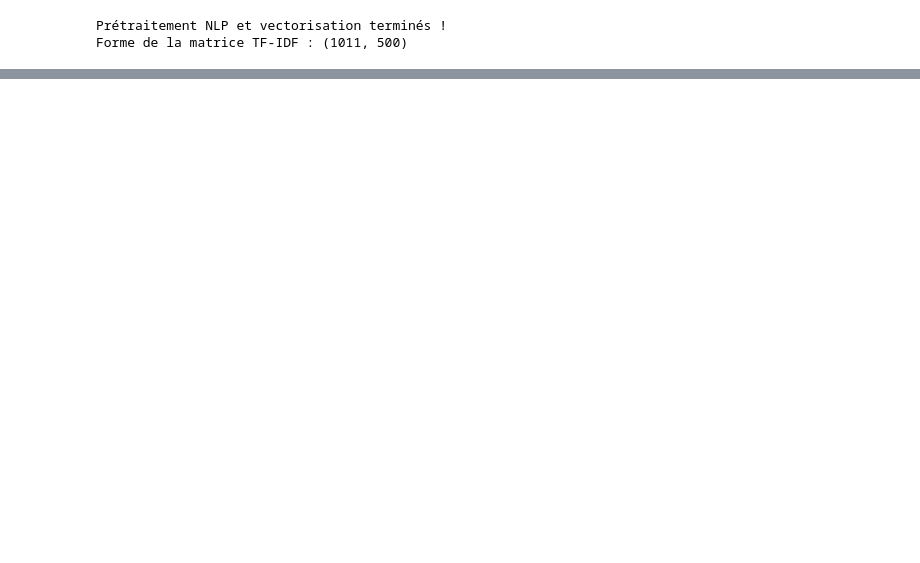
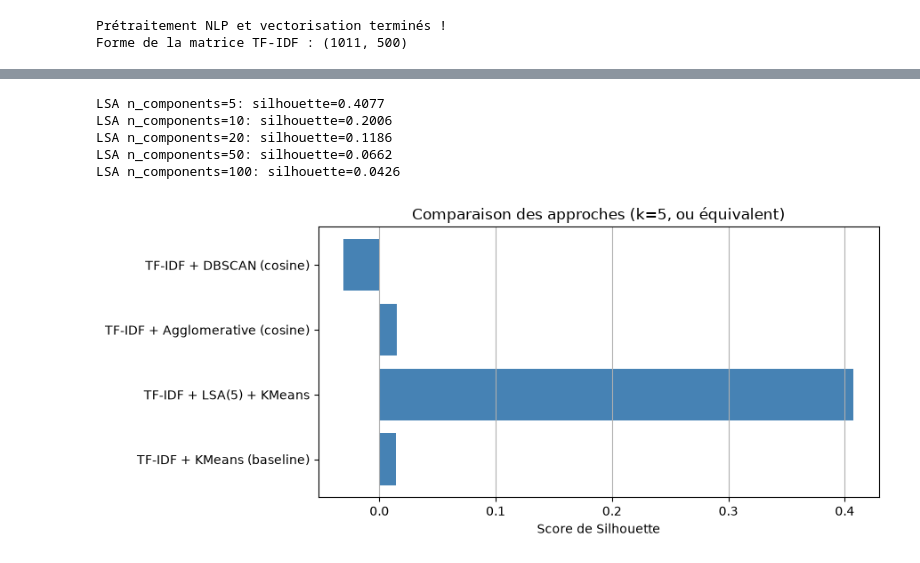
Before and after one commit to LouiSvon/cvrie, a Jupyter notebook: notebooks/unsupervised_learning.ipynb, the cells around one changed output, grey strips where cells are left out. Saved outputs shown, nothing was run; the diff lists cells and outputs as text; code cells hidden in the pictures; blank space fills up the shorter version.

```diff
--- a/notebooks/unsupervised_learning.ipynb
+++ b/notebooks/unsupervised_learning.ipynb
@@ -362,18 +241,0 @@ Cluster 4 : I've been feeling constantly tired and dizzy. My hands feel cold and
-# %%
-# Recherche du K optimal
-scores = []
-k_range = range(2, 9)
-
-for k in k_range:
-    km = KMeans(n_clusters=k, random_state=42)
-    labels = km.fit_predict(X)
-    scores.append(silhouette_score(X, labels))
-
-# Affichage de la courbe des scores
-plt.figure(figsize=(8, 4))
-plt.plot(k_range, scores, 'bo-')
-plt.xlabel("Nombre de clusters (K)")
-plt.ylabel("Score de Silhouette")
-plt.title("Optimisation du nombre de clusters")
-plt.grid(True)
-plt.show()
@@ -433,0 +264,46 @@ On refait ici une recherche du `k` optimal, mais sur une plage plus restreinte (
+# %%
+from sklearn.decomposition import TruncatedSVD
+from sklearn.cluster import AgglomerativeClustering, DBSCAN
+
+comparison = {}
+
+# 1. Baseline : TF-IDF + KMeans (déjà calculé en section 4)
+comparison['TF-IDF + KMeans (baseline)'] = score
+
+# 2. LSA (TruncatedSVD) + KMeans, recherche du nombre de composantes
+lsa_results = []
+for n_comp in [5, 10, 20, 50, 100]:
+    svd = TruncatedSVD(n_components=n_comp, random_state=42)
+    X_lsa = svd.fit_transform(X)
+    km = KMeans(n_clusters=n_clusters, random_state=42)
+    labels = km.fit_predict(X_lsa)
+    lsa_results.append((n_comp, silhouette_score(X_lsa, labels)))
+    print(f"LSA n_components={n_comp}: silhouette={lsa_results[-1][1]:.4f}")
+best_n_comp = max(lsa_results, key=lambda t: t[1])[0]
+comparison[f'TF-IDF + LSA({best_n_comp}) + KMeans'] = max(lsa_results, key=lambda t: t[1])[1]
+
+# 3. Clustering hiérarchique (distance cosinus)
+agg = AgglomerativeClustering(n_clusters=n_clusters, metric='cosine', linkage='average')
+labels_agg = agg.fit_predict(X.toarray())
+comparison['TF-IDF + Agglomerative (cosine)'] = silhouette_score(X, labels_agg)
+
+# 4. DBSCAN (distance cosinus) : eps choisi après une recherche préalable
+labels_db = DBSCAN(eps=0.5, min_samples=5, metric='cosine').fit_predict(X)
+n_found = len(set(labels_db)) - (1 if -1 in labels_db else 0)
+comparison['TF-IDF + DBSCAN (cosine)'] = silhouette_score(X, labels_db) if n_found >= 2 else float('nan')
+
+# Résumé graphique
+plt.figure(figsize=(9, 4))
+plt.barh(list(comparison.keys()), list(comparison.values()), color='steelblue')
+plt.xlabel('Score de Silhouette')
+plt.title('Comparaison des approches (k=5, ou équivalent)')
+plt.grid(axis='x')
+plt.tight_layout()
+plt.show()
+# %% [output]
+LSA n_components=5: silhouette=0.4077
+LSA n_components=10: silhouette=0.2006
+LSA n_components=20: silhouette=0.1186
+LSA n_components=50: silhouette=0.0662
+LSA n_components=100: silhouette=0.0426
+[figure, added]
```
Also changed, not shown: parts of 31 cells of this notebook, 1 other file.
